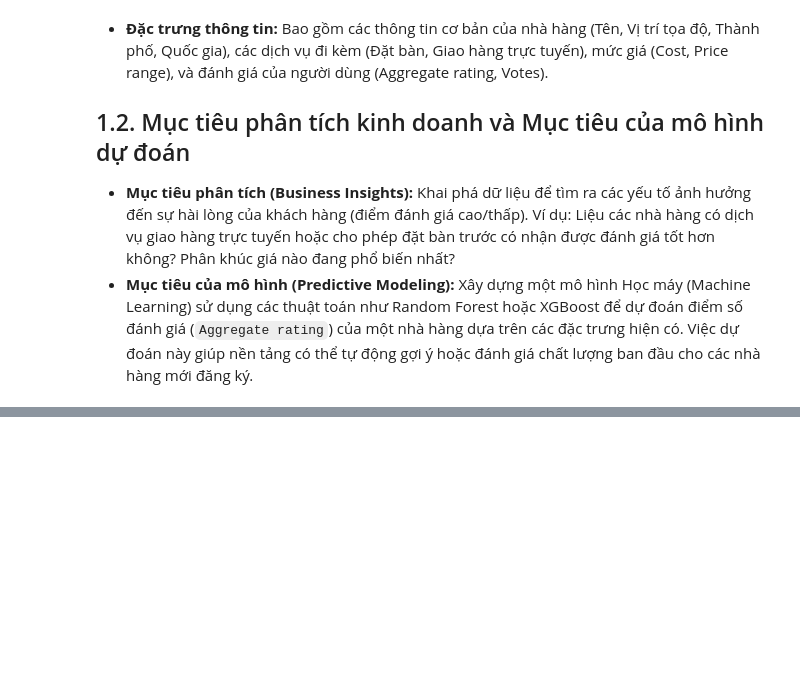
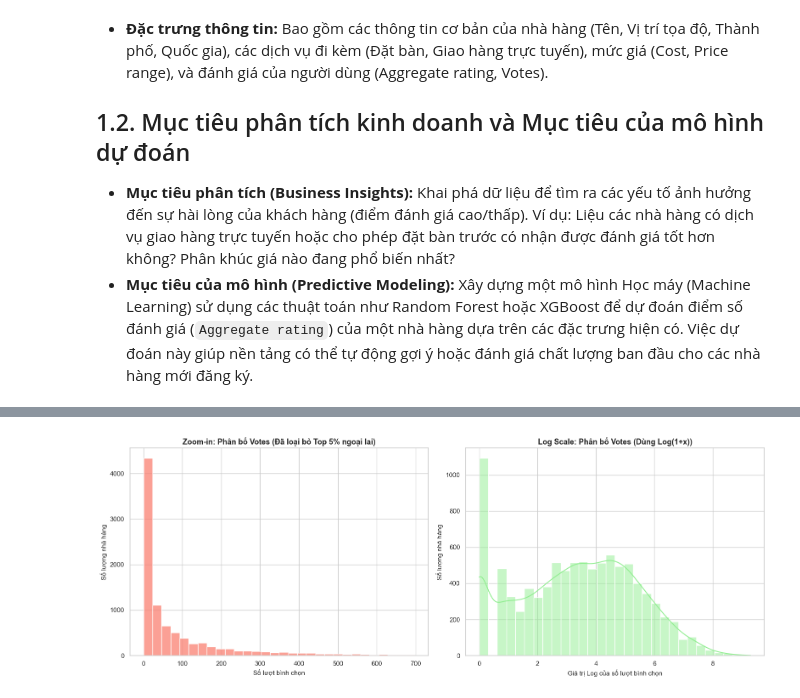
Before and after one commit to rahien123/Restaraunt-Rating-Prediction-, a Jupyter notebook: reports/report.ipynb, the cells around one changed output, grey strips where cells are left out. Cells and saved outputs as stored; diff of their text form; code cells hidden in the pictures; blank space fills up the shorter version.

```diff
--- a/reports/report.ipynb
+++ b/reports/report.ipynb
@@ -51,0 +297,25 @@
+# %%
+import numpy as np
+
+fig, axes = plt.subplots(1, 2, figsize=(16, 6))
+
+# Đồ thị 1: ZOOM IN (Chỉ lấy 95% nhà hàng bình thường)
+# Dùng top_5_percentile_threshold đã tính ở ô trước
+sns.histplot(data=df_clean[df_clean['Votes'] < top_5_percentile_threshold],
+             x='Votes', bins=30, color='salmon', ax=axes[0])
+axes[0].set_title('Zoom-in: Phân bố Votes (Đã loại bỏ Top 5% ngoại lai)', fontsize=13, fontweight='bold')
+axes[0].set_xlabel('Số lượt bình chọn', fontsize=11)
+axes[0].set_ylabel('Số lượng nhà hàng', fontsize=11)
+
+# Đồ thị 2: LOG TRANSFORMATION (Nhìn toàn cảnh bằng lăng kính Logarit)
+# Tạo một cột tạm thời chuyển đổi Votes sang Log1p
+log_votes = np.log1p(df_clean['Votes'])
+sns.histplot(x=log_votes, bins=30, color='lightgreen', kde=True, ax=axes[1])
+axes[1].set_title('Log Scale: Phân bố Votes (Dùng Log(1+x))', fontsize=13, fontweight='bold')
+axes[1].set_xlabel('Giá trị Log của số lượt bình chọn', fontsize=11)
+axes[1].set_ylabel('Số lượng nhà hàng', fontsize=11)
+
+plt.tight_layout()
+plt.show()
+# %% [output]
+[figure, added]
```
Also changed, not shown: parts of 30 cells of this notebook.
